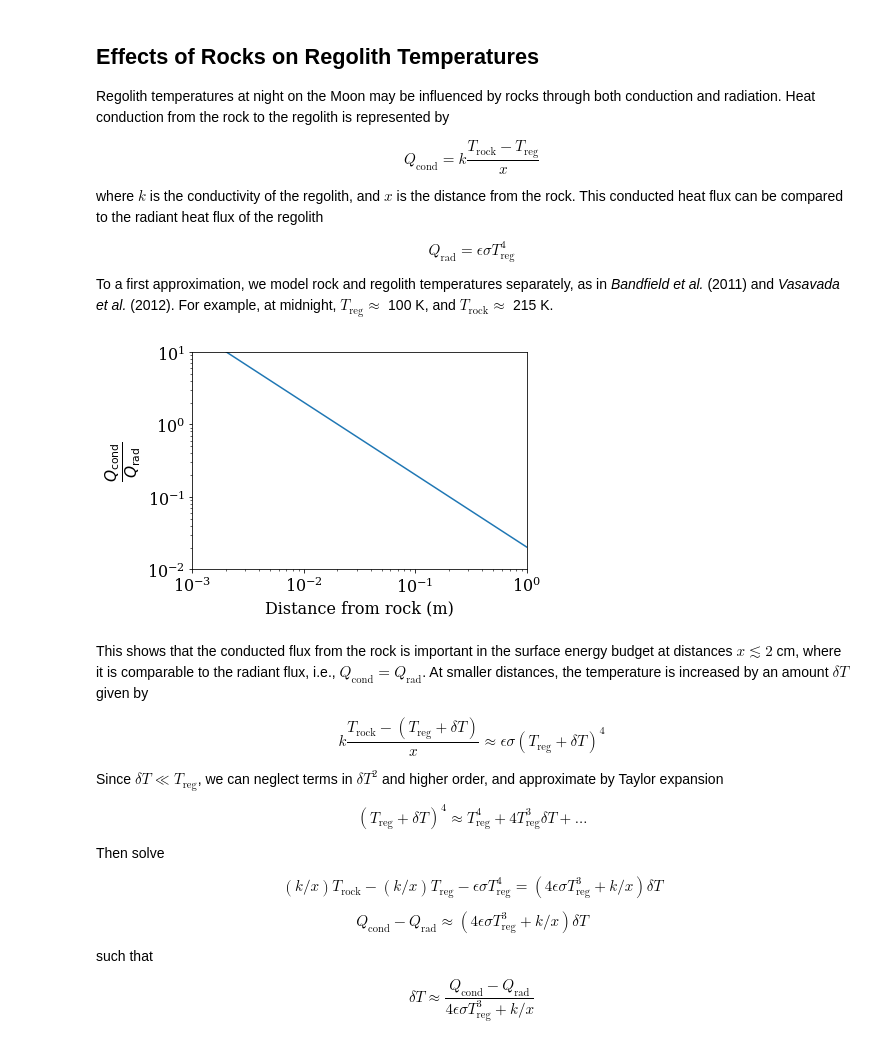
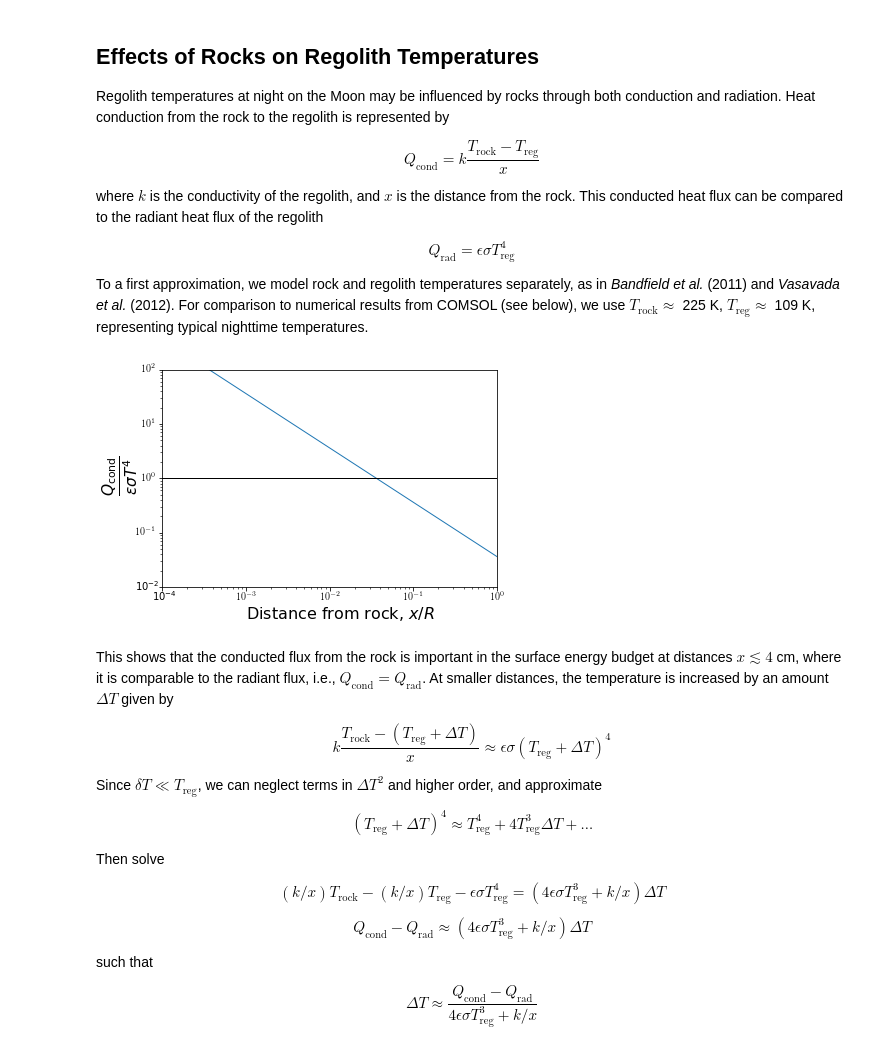
Before and after one commit to phayne/moon, a Jupyter notebook: Rock-Regolith-Temperatures.ipynb, the cells around one changed output. Cells and saved outputs as stored; diff of their text form; code cells hidden in the pictures.

```diff
--- a/Rock-Regolith-Temperatures.ipynb
+++ b/Rock-Regolith-Temperatures.ipynb
@@ -9,5 +9,5 @@ where $k$ is the conductivity of the regolith, and $x$ is the distance from the
 
 $$Q_\textrm{rad} = \epsilon\sigma T_\textrm{reg}^4$$
 
-To a first approximation, we model rock and regolith temperatures separately, as in *Bandfield et al.* (2011) and *Vasavada et al.* (2012). For example, at midnight, $T_\textrm{reg} \approx$ 100 K, and $T_\textrm{rock} \approx$ 215 K.
+To a first approximation, we model rock and regolith temperatures separately, as in *Bandfield et al.* (2011) and *Vasavada et al.* (2012). For comparison to numerical results from COMSOL (see below), we use $T_\textrm{rock} \approx$ 225 K, $T_\textrm{reg} \approx$ 109 K, representing typical nighttime temperatures.
 # %%
@@ -17,9 +19,14 @@ import matplotlib
 import planetRad as pr
 %matplotlib inline
 # %%
-k = 1.0e-3                # thermal conductivity of regolith
-emissivity = 0.95         # emissivity of regolith
-T_reg = 100.0             # regolith temperature [K]
-T_rock = 215.0            # rock temperature [K]
-x = np.logspace(-4,0,100) # distance from rock [m]
+#############
+# Constants #
+#############
+k = 2.5e-3                # thermal conductivity of regolith
+emissivity = 0.90         # emissivity of regolith
+T_reg = 109.0             # regolith temperature [K]
+T_rock = 225.0            # rock temperature [K]
+R = 1.0                   # Rock radius
+C = 0.4e-2                # Rock abundance
+x = np.logspace(np.log10(R)-4,np.log10(R),100) # array of distances from rock [m]
 # %%
@@ -30,32 +40,35 @@ xmin = x[f==np.min(np.abs(f))] # distance of equal fluxes [m]
 # %%
-plt.loglog(x,Q_cond/Q_rad)
+# Plot ratio of conductive to radiative heat fluxes
+# When the ratio Q_cond/Q_rad ~ 1, conduction is no longer dominant
+plt.loglog(x/R,Q_cond/Q_rad, x/R,x*0+1,'-k',linewidth=1)
 font = {'family' : 'serif',
         'size'   : 16}
-plt.xlabel('Distance from rock (m)',fontsize=16)
-plt.ylabel(r'$\frac{Q_\mathrm{cond}}{Q_\mathrm{rad}}$',fontsize=22)
-plt.axis([1e-3,1,1e-2,10])
 matplotlib.rc('font', **font)
+matplotlib.rc('text', usetex=True)
+plt.xlabel('Distance from rock, $x/R$',fontsize=16)
+plt.ylabel(r'$\frac{Q_\mathrm{cond}}{\epsilon\sigma T^4}$',fontsize=22)
+plt.axis([np.min(x),np.max(x),1e-2,1e2])
 plt.show()
 # %% [output]
-[figure, old version]
+[figure, new version]
 # %% [markdown]
-This shows that the conducted flux from the rock is important in the surface energy budget at distances $x \lesssim 2$ cm, where it is comparable to the radiant flux, i.e., $Q_\textrm{cond} = Q_\textrm{rad}$. At smaller distances, the temperature is increased by an amount $\delta T$ given by
+This shows that the conducted flux from the rock is important in the surface energy budget at distances $x \lesssim 4$ cm, where it is comparable to the radiant flux, i.e., $Q_\textrm{cond} = Q_\textrm{rad}$. At smaller distances, the temperature is increased by an amount $\Delta T$ given by
 
-$$k\frac{T_\textrm{rock}-(T_\textrm{reg}+\delta T)}{x} \approx \epsilon \sigma (T_\textrm{reg}+\delta T)^4$$
+$$k\frac{T_\textrm{rock}-(T_\textrm{reg}+\Delta T)}{x} \approx \epsilon \sigma (T_\textrm{reg}+\Delta T)^4$$
 
-Since $\delta T \ll T_\textrm{reg}$, we can neglect terms in $\delta T^2$ and higher order, and approximate by Taylor expansion
+Since $\delta T \ll T_\textrm{reg}$, we can neglect terms in $\Delta T^2$ and higher order, and approximate
 
-$$(T_\textrm{reg}+\delta T)^4 \approx T_\textrm{reg}^4 + 4T_\textrm{reg}^3\delta T + \ldots $$
+$$(T_\textrm{reg}+\Delta T)^4 \approx T_\textrm{reg}^4 + 4T_\textrm{reg}^3\Delta T + \ldots $$
 
 Then solve
 
-$$ (k/x)T_\textrm{rock} - (k/x)T_\textrm{reg} - \epsilon \sigma T_\textrm{reg}^4 = (4\epsilon \sigma T_\textrm{reg}^3 + k/x)\delta T $$
+$$ (k/x)T_\textrm{rock} - (k/x)T_\textrm{reg} - \epsilon \sigma T_\textrm{reg}^4 = (4\epsilon \sigma T_\textrm{reg}^3 + k/x)\Delta T $$
 
-$$ Q_\textrm{cond} - Q_\textrm{rad} \approx (4\epsilon \sigma T_\textrm{reg}^3 + k/x)\delta T $$
+$$ Q_\textrm{cond} - Q_\textrm{rad} \approx (4\epsilon \sigma T_\textrm{reg}^3 + k/x)\Delta T $$
 
 such that
 
-$$ \delta T \approx \frac{Q_\textrm{cond}-Q_\textrm{rad}}{4\epsilon \sigma T_\textrm{reg}^3 + k/x} $$
+$$ \Delta T \approx \frac{Q_\textrm{cond}-Q_\textrm{rad}}{4\epsilon \sigma T_\textrm{reg}^3 + k/x} $$
 # %%
 deltaT = (Q_cond - Q_rad)/(4*emissivity*pr.sigma*T_reg**3 + k/x)
 # %%
```
Also changed, not shown: parts of 23 cells of this notebook.
